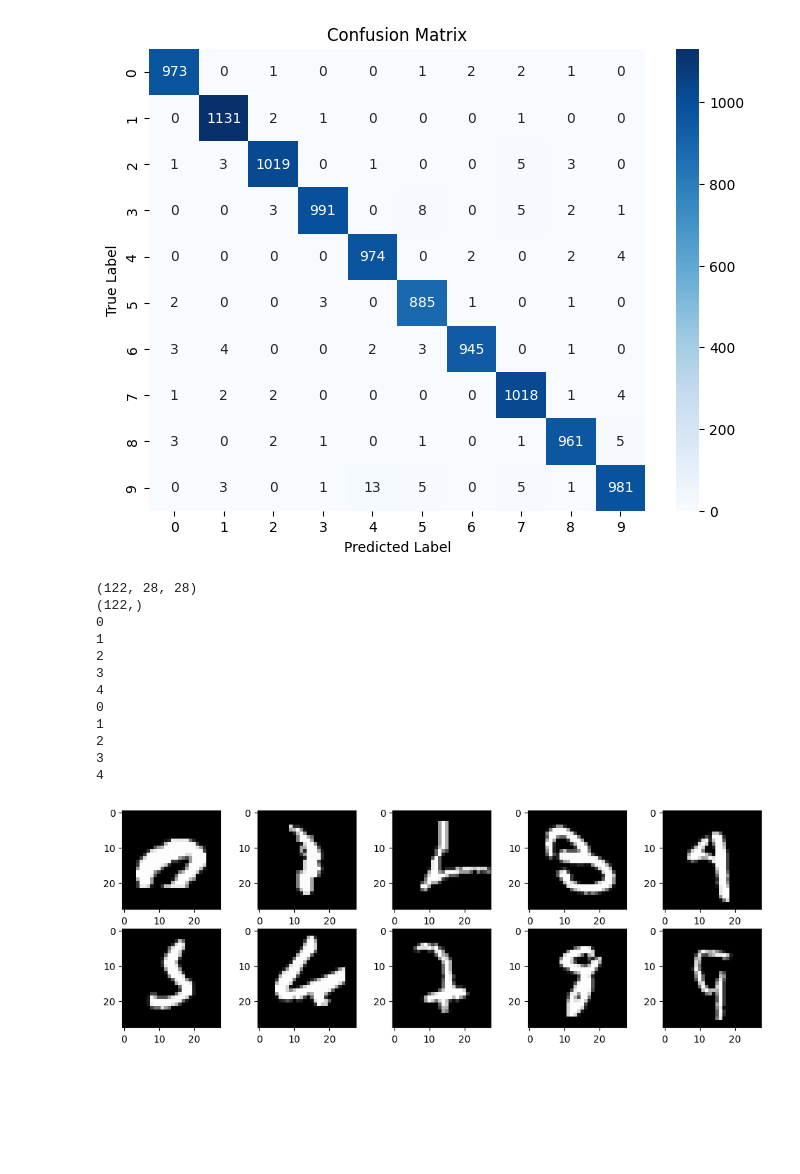
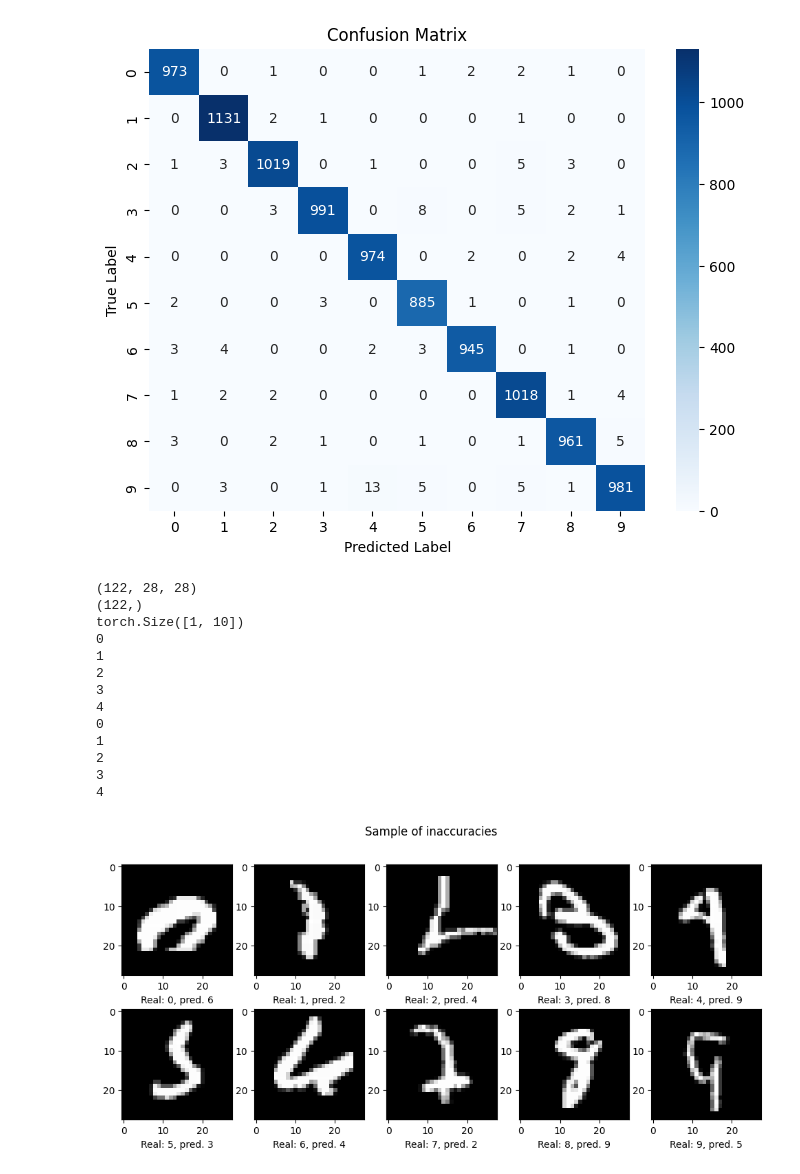
Before and after one commit to muggukejsarn/y4p1, a Jupyter notebook: p3/deeplearning/assignment2/ha2.ipynb, the cells around one changed output. Cells and saved outputs as stored; diff of their text form; code cells hidden in the pictures; blank space fills up the shorter version.

```diff
--- a/p3/deeplearning/assignment2/ha2.ipynb
+++ b/p3/deeplearning/assignment2/ha2.ipynb
@@ -743,56 +702,50 @@ bestmodel = regularized_adam_cnn
 test_loader = data.DataLoader(test_dataset_cnn, batch_size=1)
 misclasses = []
 labels = []
+preds = []
 for inp, lab in test_loader:
     y_pred = bestmodel(inp)
     if y_pred.argmax(dim=1) != lab.argmax(dim=1):
         misclasses.append(inp.view(28, 28))
         labels.append(lab.argmax(dim=1))
+        preds.append(y_pred.argmax(dim=1))
 # %%
 imgs = misclasses
 labels = [int(i) for i in labels]
+preds = [int(i) for i in preds]
 
 print(np.shape(imgs))
 print(np.shape(labels))
+print(np.shape(y_pred))
 
 #plt.imshow(imgs[1], cmap="gray")
-fig, axs = plt.subplots(2, 5, figsize=(12, 4))
+fig, axs = plt.subplots(2, 5, figsize=(12, 5))
+fig.suptitle("Sample of inaccuracies")
+
 infig = []
-
-indx = [
-    [0, 0],
-    [0, 1],
-    [0, 2],
-    [0, 3],
-    [0, 4],
-    [1, 0],
-    [1, 1],
-    [1, 2],
-    [1, 3],
-    [1, 4]
-]
-
-#axs[0, 0].imshow(imgs[0], cmap="gray")
 for i, im in enumerate(imgs):
-    # calm thoughts. stay calm.
+    # calm thoughts. stay calm. why did i make it this way lmfao
     label = labels[i]
     if label not in infig: #if not alrady plotted
         i1 = 0 if label in [0,1,2,3,4] else 1 # 0 ->
         i2 = label%5
         print(i2)
         axs[i1, i2].imshow(im, cmap="gray")
         infig.append(label)
+
+        axs[i1, i2].set_xlabel(f"Real: {label}, pred. {preds[i]}")
 # %% [output]
 (122, 28, 28)
 (122,)
+torch.Size([1, 10])
 0
 1
 2
 3
 4
 0
 1
 2
 3
 4
-[figure, old version]
+[figure, new version]
```
Also changed, not shown: parts of 9 cells of this notebook.
